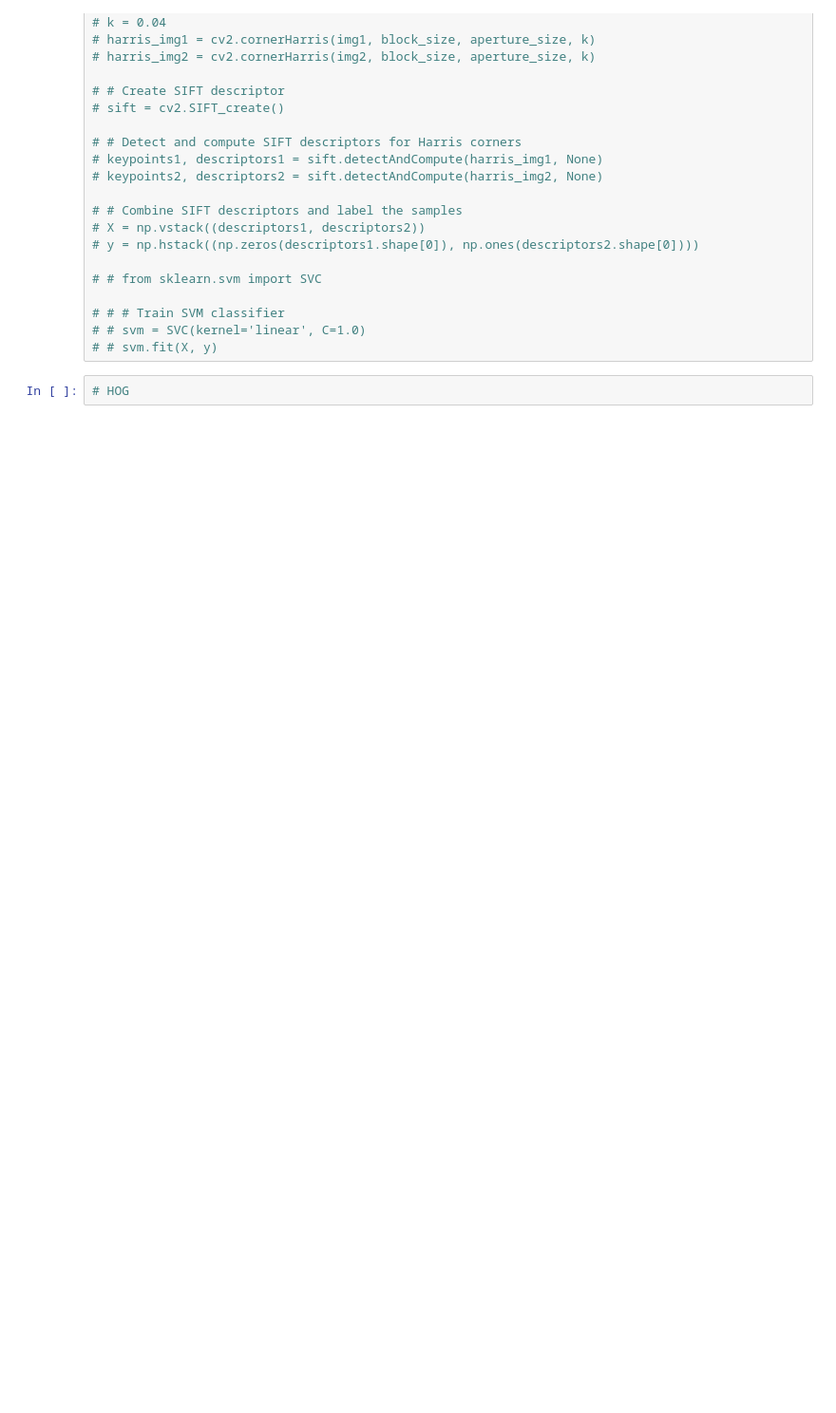
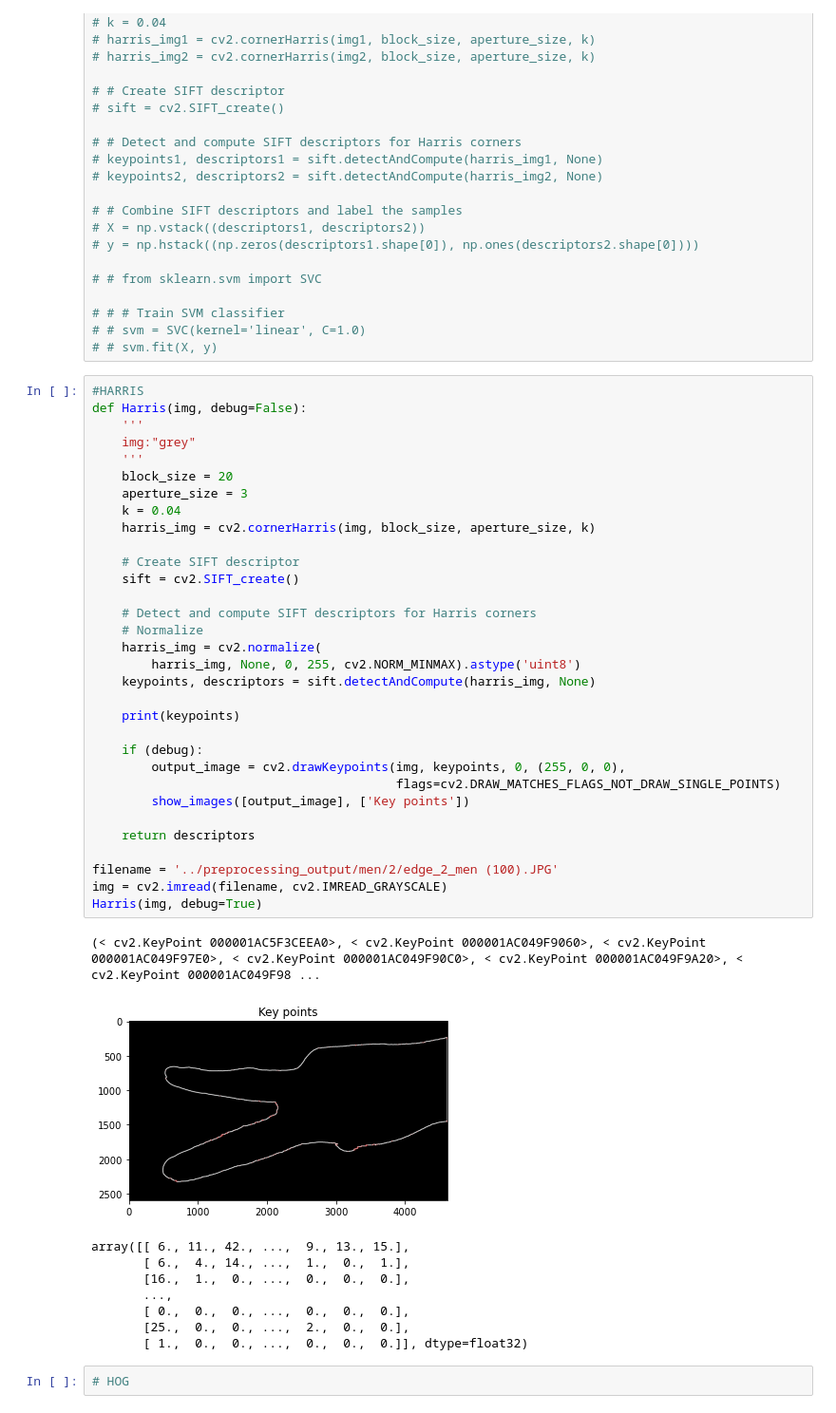
Before and after one commit to BasmaElhoseny01/Hand-Gesture-Recognition, a Jupyter notebook: src/feature_extraction.ipynb, the cells around one changed output. Shown at 95% size. Cells and saved outputs as stored; diff of their text form; blank space fills up the shorter version.

```diff
--- a/src/feature_extraction.ipynb
+++ b/src/feature_extraction.ipynb
@@ -178,5 +175,47 @@ show_images([img])
 # # # Train SVM classifier
 # # svm = SVC(kernel='linear', C=1.0)
 # # svm.fit(X, y)
+# %%
+#HARRIS
+def Harris(img, debug=False):
+    '''
+    img:"grey"
+    '''
+    block_size = 20
+    aperture_size = 3
+    k = 0.04
+    harris_img = cv2.cornerHarris(img, block_size, aperture_size, k)
+
+    # Create SIFT descriptor
+    sift = cv2.SIFT_create()
+
+    # Detect and compute SIFT descriptors for Harris corners
+    # Normalize
+    harris_img = cv2.normalize(
+        harris_img, None, 0, 255, cv2.NORM_MINMAX).astype('uint8')
+    keypoints, descriptors = sift.detectAndCompute(harris_img, None)
+
+    print(keypoints)
+
+    if (debug):
+        output_image = cv2.drawKeypoints(img, keypoints, 0, (255, 0, 0),
+                                         flags=cv2.DRAW_MATCHES_FLAGS_NOT_DRAW_SINGLE_POINTS)
+        show_images([output_image], ['Key points'])
+
+    return descriptors
+
+filename = '../preprocessing_output/men/2/edge_2_men (100).JPG'
+img = cv2.imread(filename, cv2.IMREAD_GRAYSCALE)
+Harris(img, debug=True)
+# %% [output]
+(< cv2.KeyPoint 000001AC5F3CEEA0>, < cv2.KeyPoint 000001AC049F9060>, < cv2.KeyPoint 000001AC049F97E0>, < cv2.KeyPoint 000001AC049F90C0>, < cv2.KeyPoint 000001AC049F9A20>, < cv2.KeyPoint 000001AC049F98 ...
+[figure, added]
+array([[ 6., 11., 42., ...,  9., 13., 15.],
+       [ 6.,  4., 14., ...,  1.,  0.,  1.],
+       [16.,  1.,  0., ...,  0.,  0.,  0.],
+       ...,
+       [ 0.,  0.,  0., ...,  0.,  0.,  0.],
+       [25.,  0.,  0., ...,  2.,  0.,  0.],
+       [ 1.,  0.,  0., ...,  0.,  0.,  0.]], dtype=float32)
 # %%
 # HOG
```
Also changed, not shown: parts of 1 cell of this notebook, 1 other file.
